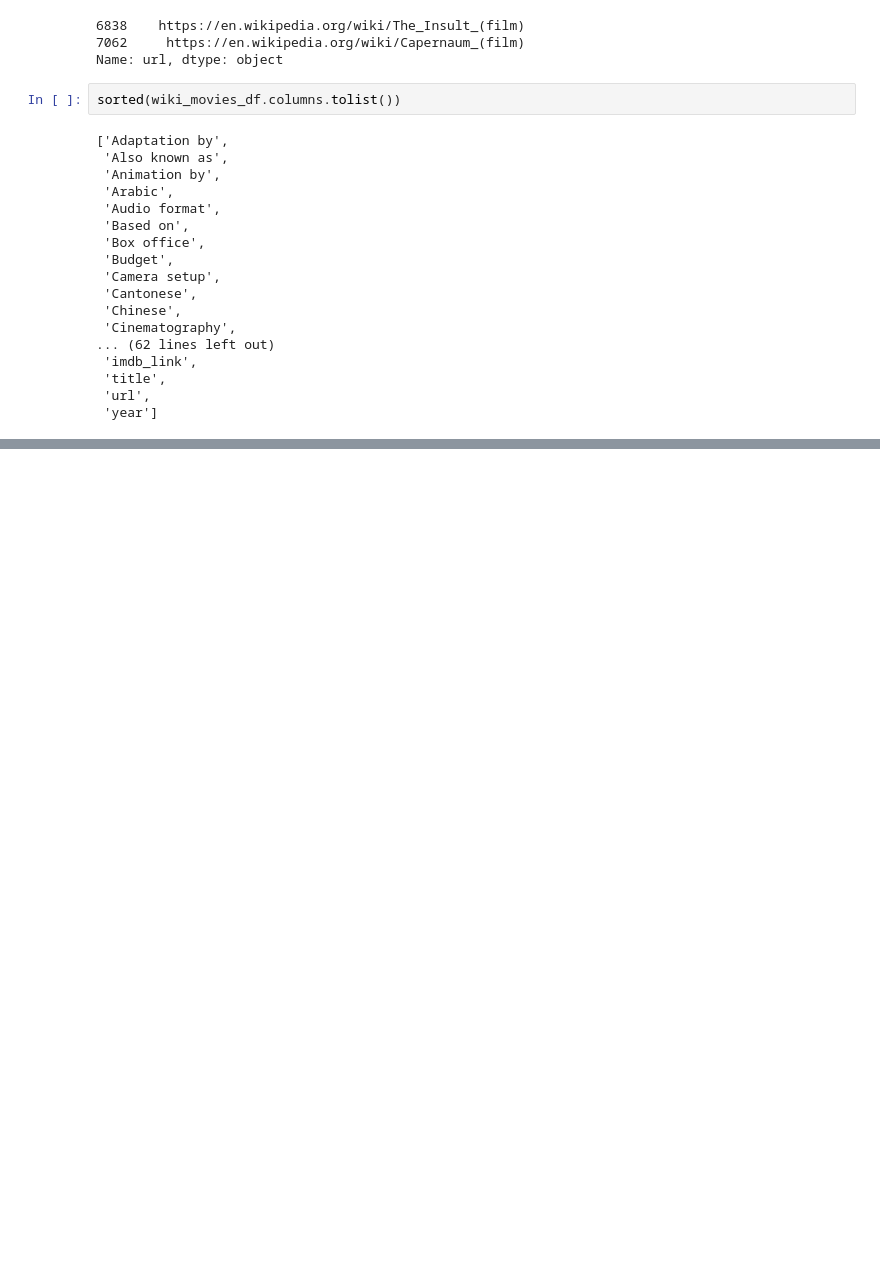
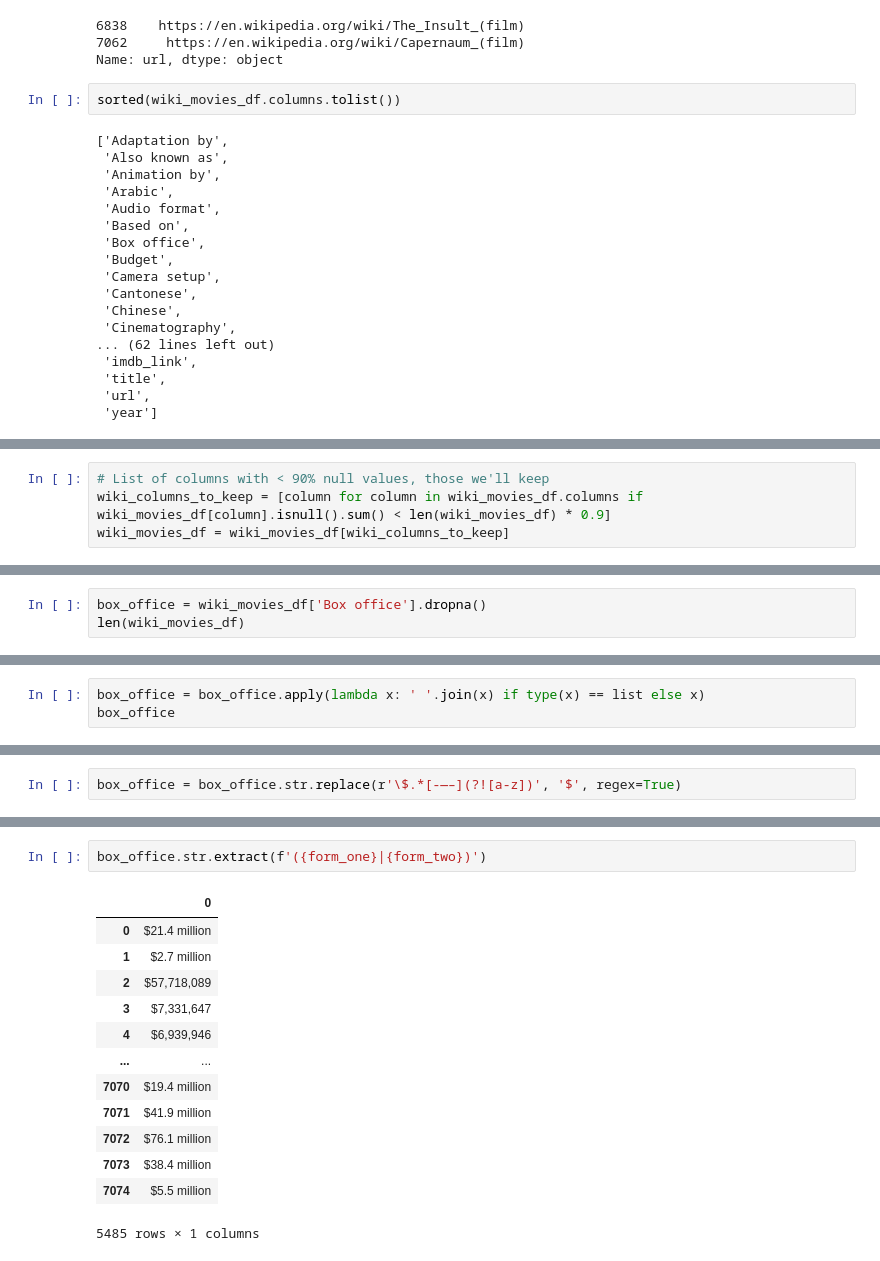
Before and after one commit to jsheppard95/Movies-ETL, a Jupyter notebook: Movies-ETL.ipynb, the cells around one changed output, grey strips where cells are left out. Cells and saved outputs as stored; diff of their text form; blank space fills up the shorter version.

```diff
--- a/Movies-ETL.ipynb
+++ b/Movies-ETL.ipynb
@@ -247,0 +284,4 @@ sorted(wiki_movies_df.columns.tolist())
+# %%
+# List of columns with < 90% null values, those we'll keep
+wiki_columns_to_keep = [column for column in wiki_movies_df.columns if wiki_movies_df[column].isnull().sum() < len(wiki_movies_df) * 0.9]
+wiki_movies_df = wiki_movies_df[wiki_columns_to_keep]
@@ -247,0 +298,3 @@ sorted(wiki_movies_df.columns.tolist())
+# %%
+box_office = wiki_movies_df['Box office'].dropna()
+len(wiki_movies_df)
@@ -247,0 +322,3 @@ sorted(wiki_movies_df.columns.tolist())
+# %%
+box_office = box_office.apply(lambda x: ' '.join(x) if type(x) == list else x)
+box_office
@@ -247,0 +343,2 @@ sorted(wiki_movies_df.columns.tolist())
+# %%
+box_office = box_office.str.replace(r'\$.*[-—–](?![a-z])', '$', regex=True)
@@ -247,0 +372,16 @@ sorted(wiki_movies_df.columns.tolist())
+# %%
+box_office.str.extract(f'({form_one}|{form_two})')
+# %% [output]
+|  | 0 |
+| 0 | $21.4 million |
+| 1 | $2.7 million |
+| 2 | $57,718,089 |
+| 3 | $7,331,647 |
+| 4 | $6,939,946 |
+| ... | ... |
+| 7070 | $19.4 million |
+| 7071 | $41.9 million |
+| 7072 | $76.1 million |
+| 7073 | $38.4 million |
+| 7074 | $5.5 million |
+5485 rows × 1 columns
```
Also changed, not shown: parts of 37 cells of this notebook.
